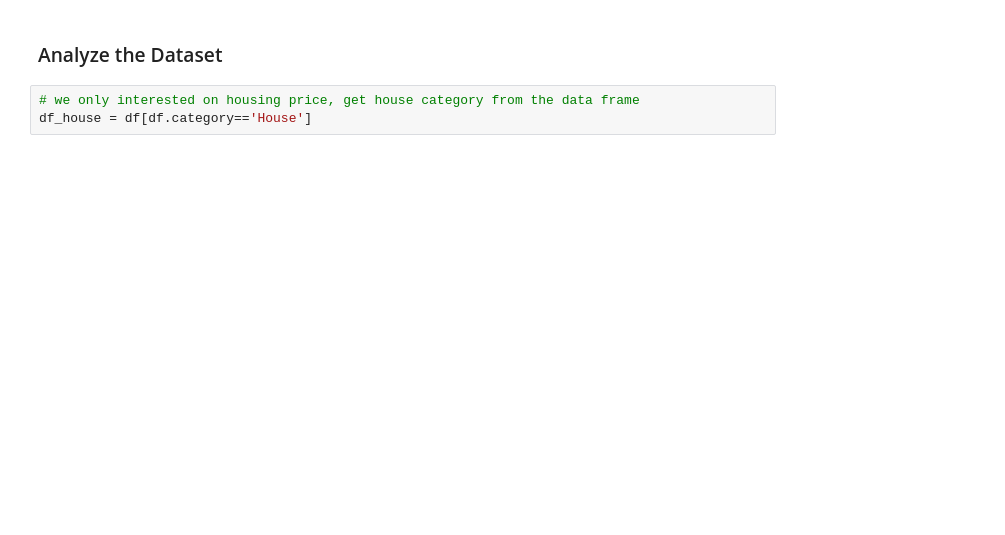
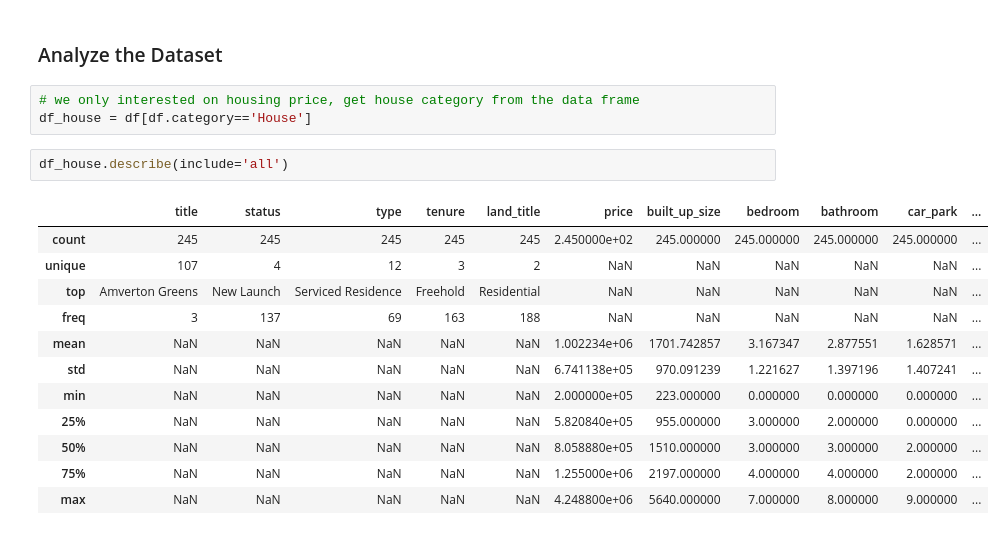
Before and after one commit to Bsting/fc_aps_mini_project_1, a Jupyter notebook: eda/iproperty_eda.ipynb, the cells around one changed output. Drawn from its saved outputs; the diff is of its cells as text; blank space fills up the shorter version.

```diff
--- a/eda/iproperty_eda.ipynb
+++ b/eda/iproperty_eda.ipynb
@@ -369,3 +370,18 @@ df[df.duplicated()]
 # %%
 # we only interested on housing price, get house category from the data frame
 df_house = df[df.category=='House']
+# %%
+df_house.describe(include='all')
+# %% [output]
+|  | title | status | type | tenure | land_title | price | built_up_size | bedroom | bathroom | car_park | ... |
+| count | 245 | 245 | 245 | 245 | 245 | 2.450000e+02 | 245.000000 | 245.000000 | 245.000000 | 245.000000 | ... |
+| unique | 107 | 4 | 12 | 3 | 2 | NaN | NaN | NaN | NaN | NaN | ... |
+| top | Amverton Greens | New Launch | Serviced Residence | Freehold | Residential | NaN | NaN | NaN | NaN | NaN | ... |
+| freq | 3 | 137 | 69 | 163 | 188 | NaN | NaN | NaN | NaN | NaN | ... |
+| mean | NaN | NaN | NaN | NaN | NaN | 1.002234e+06 | 1701.742857 | 3.167347 | 2.877551 | 1.628571 | ... |
+| std | NaN | NaN | NaN | NaN | NaN | 6.741138e+05 | 970.091239 | 1.221627 | 1.397196 | 1.407241 | ... |
+| min | NaN | NaN | NaN | NaN | NaN | 2.000000e+05 | 223.000000 | 0.000000 | 0.000000 | 0.000000 | ... |
+| 25% | NaN | NaN | NaN | NaN | NaN | 5.820840e+05 | 955.000000 | 3.000000 | 2.000000 | 0.000000 | ... |
+| 50% | NaN | NaN | NaN | NaN | NaN | 8.058880e+05 | 1510.000000 | 3.000000 | 3.000000 | 2.000000 | ... |
+| 75% | NaN | NaN | NaN | NaN | NaN | 1.255000e+06 | 2197.000000 | 4.000000 | 4.000000 | 2.000000 | ... |
+| max | NaN | NaN | NaN | NaN | NaN | 4.248800e+06 | 5640.000000 | 7.000000 | 8.000000 | 9.000000 | ... |
```
Also changed, not shown: parts of 10 cells of this notebook, 1 other file.
